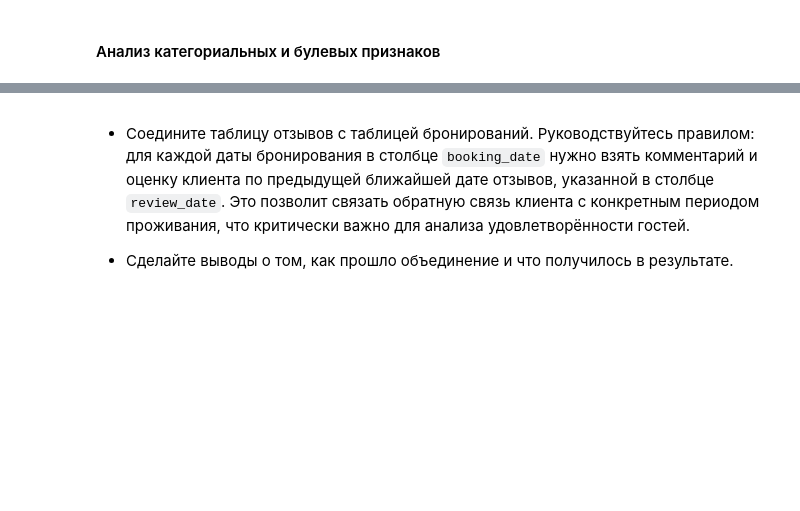
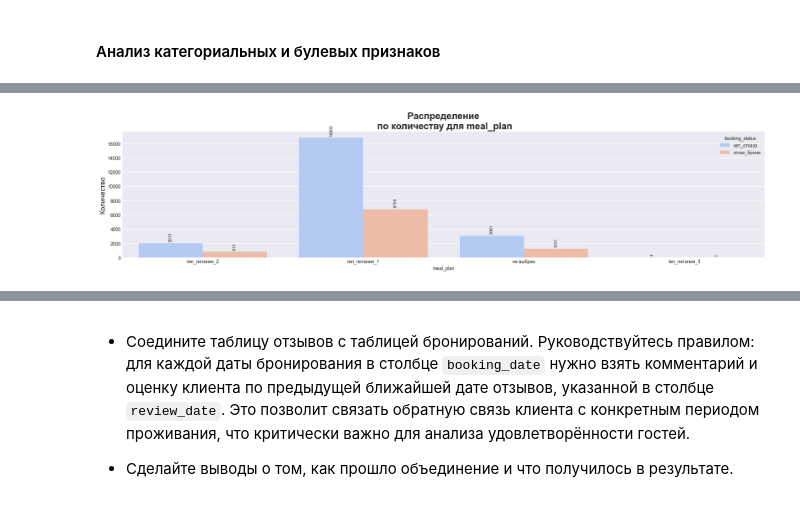
Before and after one commit to MEYakunin/Sprint17_Booking_Cancellation_Predict, a Jupyter notebook: Sprint17_Booking_Cancellation_Predict.ipynb, the cells around one changed output, grey strips where cells are left out. Cells and saved outputs as stored; diff of their text form; code cells hidden in the pictures; blank space fills up the shorter version.

```diff
--- a/Sprint17_Booking_Cancellation_Predict.ipynb
+++ b/Sprint17_Booking_Cancellation_Predict.ipynb
@@ -461,0 +430,12 @@ for col in category_cols_booking:
+# %%
+# Исправляем опечатки в признаке 'meal_plan'
+df_bookings_drop_dupl['meal_plan'] = df_bookings_drop_dupl['meal_plan'].replace('не выбрант', 'не выбран')
+
+# Выводим графики
+_, axes = plt.subplots(1, 1, figsize=(20, 5))
+print_countplot(df_bookings_drop_dupl, 'meal_plan', axes, 'booking_status', 'coolwarm')
+
+plt.tight_layout()
+plt.show()
+# %% [output]
+[figure, added]
```
Also changed, not shown: parts of 13 cells of this notebook.
